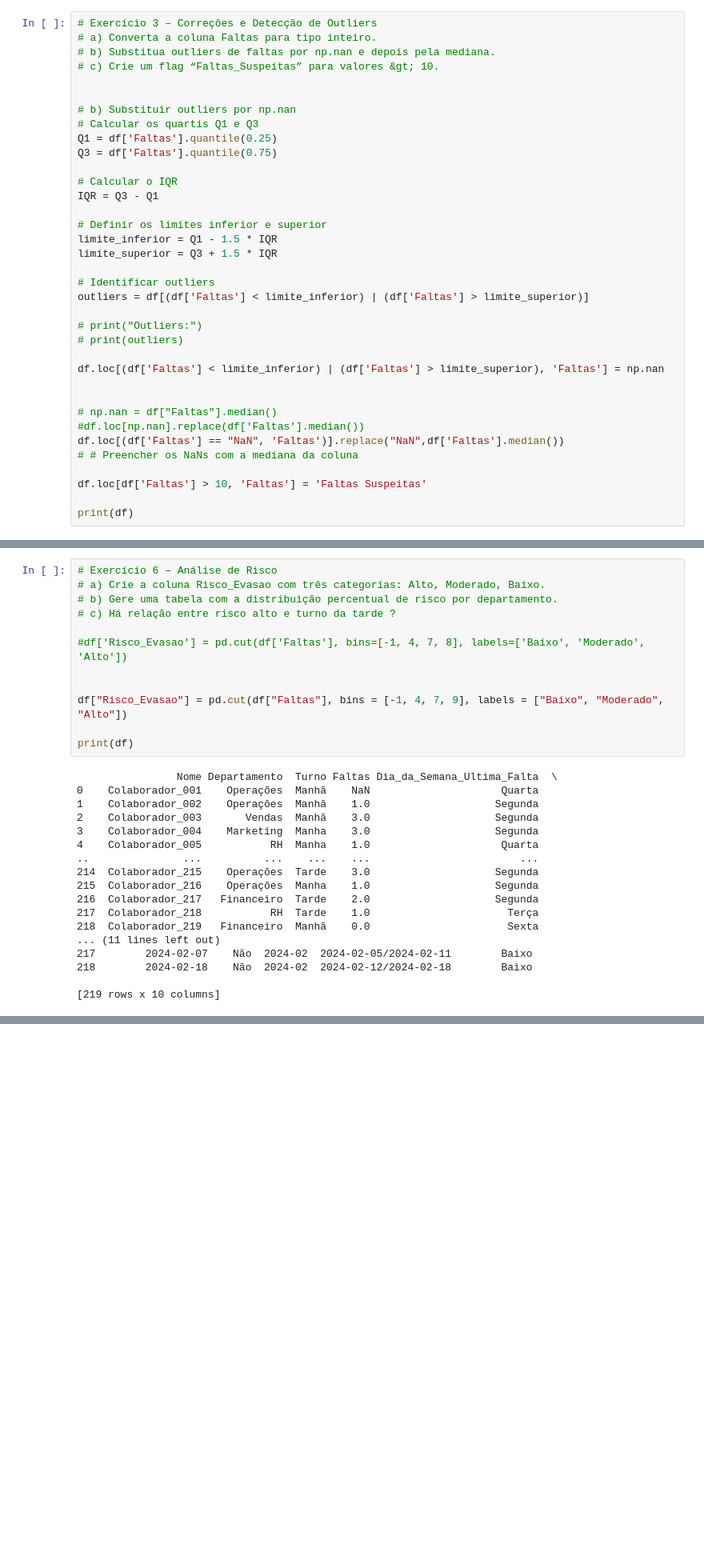
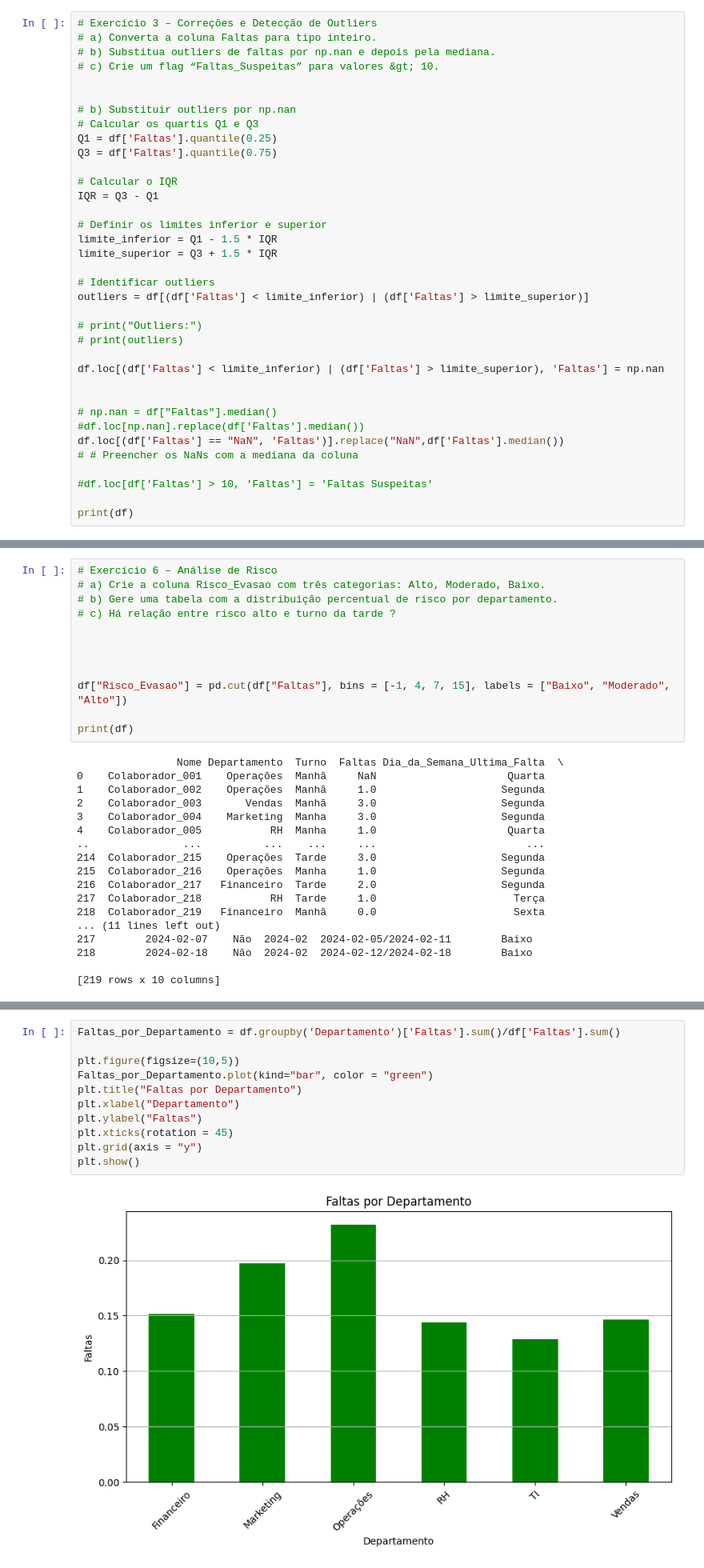
Before and after one commit to Guilherme-Trazzi-Costa/Ciencia-de-Dados, a Jupyter notebook: Analise de Dados/AnaliseDados.ipynb, the cells around one changed output, grey strips where cells are left out. Shown at 80% size. Saved outputs shown, nothing was run; the diff lists cells and outputs as text; blank space fills up the shorter version.

```diff
--- a/Analise de Dados/AnaliseDados.ipynb
+++ b/Analise de Dados/AnaliseDados.ipynb
@@ -125,7 +125,7 @@ df.loc[(df['Faltas'] < limite_inferior) | (df['Faltas'] > limite_superior), 'Fal
 df.loc[(df['Faltas'] == "NaN", 'Faltas')].replace("NaN",df['Faltas'].median())
 # # Preencher os NaNs com a mediana da coluna
 
-df.loc[df['Faltas'] > 10, 'Faltas'] = 'Faltas Suspeitas'
+#df.loc[df['Faltas'] > 10, 'Faltas'] = 'Faltas Suspeitas'
 
 print(df)
 # %% [output]
@@ -230,10 +230,10 @@ df.to_excel("Teste faltas.xlsx", index=False)
 # b) Gere uma tabela com a distribuição percentual de risco por departamento.
 # c) Há relação entre risco alto e turno da tarde ?
 
-#df['Risco_Evasao'] = pd.cut(df['Faltas'], bins=[-1, 4, 7, 8], labels=['Baixo', 'Moderado', 'Alto'])
 
 
-df["Risco_Evasao"] = pd.cut(df["Faltas"], bins = [-1, 4, 7, 9], labels = ["Baixo", "Moderado", "Alto"])
+
+df["Risco_Evasao"] = pd.cut(df["Faltas"], bins = [-1, 4, 7, 15], labels = ["Baixo", "Moderado", "Alto"])
 
 print(df)
 # %% [output]
@@ -279,0 +280,13 @@ Name: Faltas, dtype: object
+# %%
+Faltas_por_Departamento = df.groupby('Departamento')['Faltas'].sum()/df['Faltas'].sum()
+
+plt.figure(figsize=(10,5))
+Faltas_por_Departamento.plot(kind="bar", color = "green")
+plt.title("Faltas por Departamento")
+plt.xlabel("Departamento")
+plt.ylabel("Faltas")
+plt.xticks(rotation = 45)
+plt.grid(axis = "y")
+plt.show()
+# %% [output]
+[figure, added]
```
Also changed, not shown: parts of 3 cells of this notebook, 1 other file.
